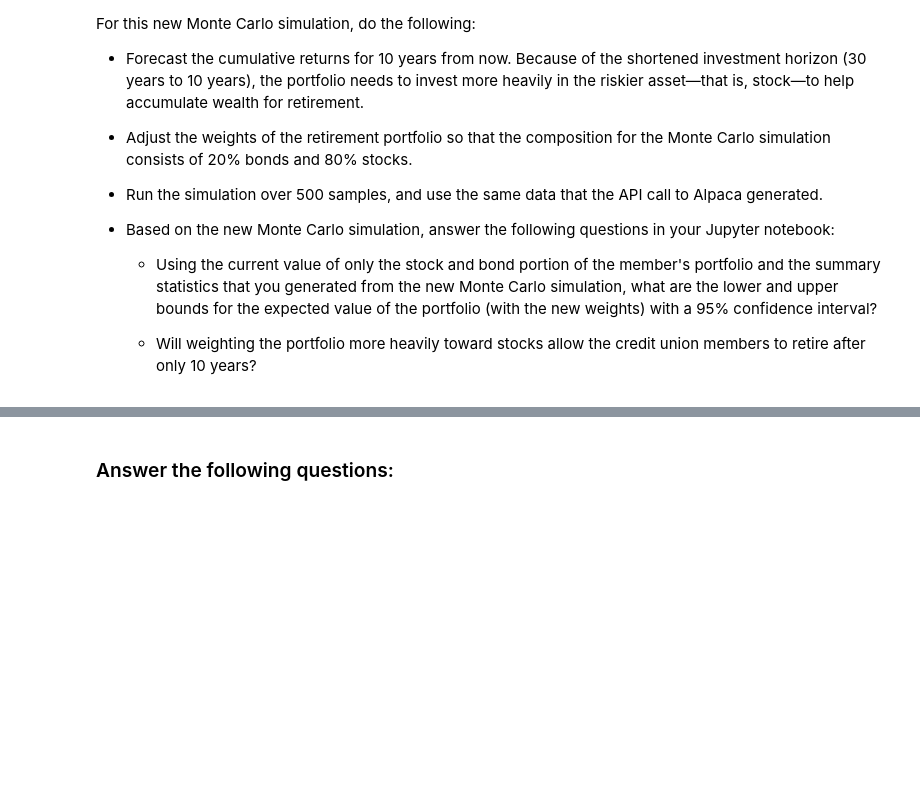
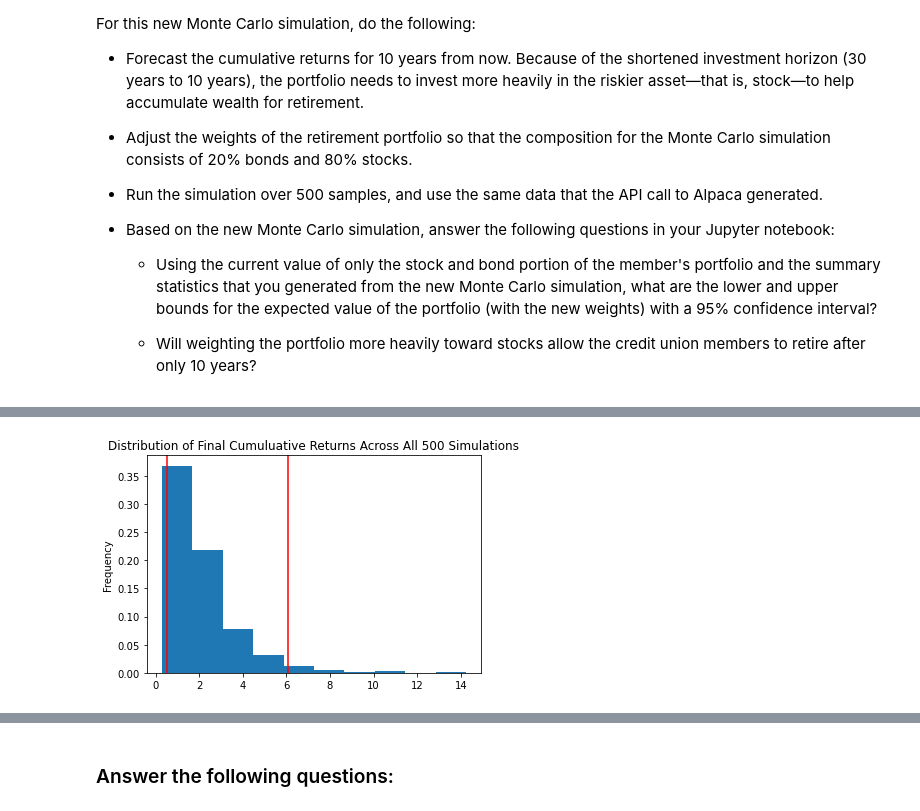
Before and after one commit to Arty-j/Financial_Planning_Tools, a Jupyter notebook: financial_planning_tools.ipynb, the cells around one changed output, grey strips where cells are left out. Saved outputs shown, nothing was run; the diff lists cells and outputs as text; code cells hidden in the pictures; blank space fills up the shorter version.

```diff
--- a/financial_planning_tools.ipynb
+++ b/financial_planning_tools.ipynb
@@ -604,7 +661,9 @@ For this new Monte Carlo simulation, do the following:
 # %%
 # Visualize the probability distribution of the 10-year Monte Carlo simulation
 # by plotting a histogram
-# YOUR CODE HERE
+MC_sim_dist_plot = MC_10yr.plot_distribution()
+# %% [output]
+[figure, added]
 # %%
 # Generate summary statistics from the 10-year Monte Carlo simulation results
 # Save the results as a variable
```
Also changed, not shown: parts of 10 cells of this notebook.
